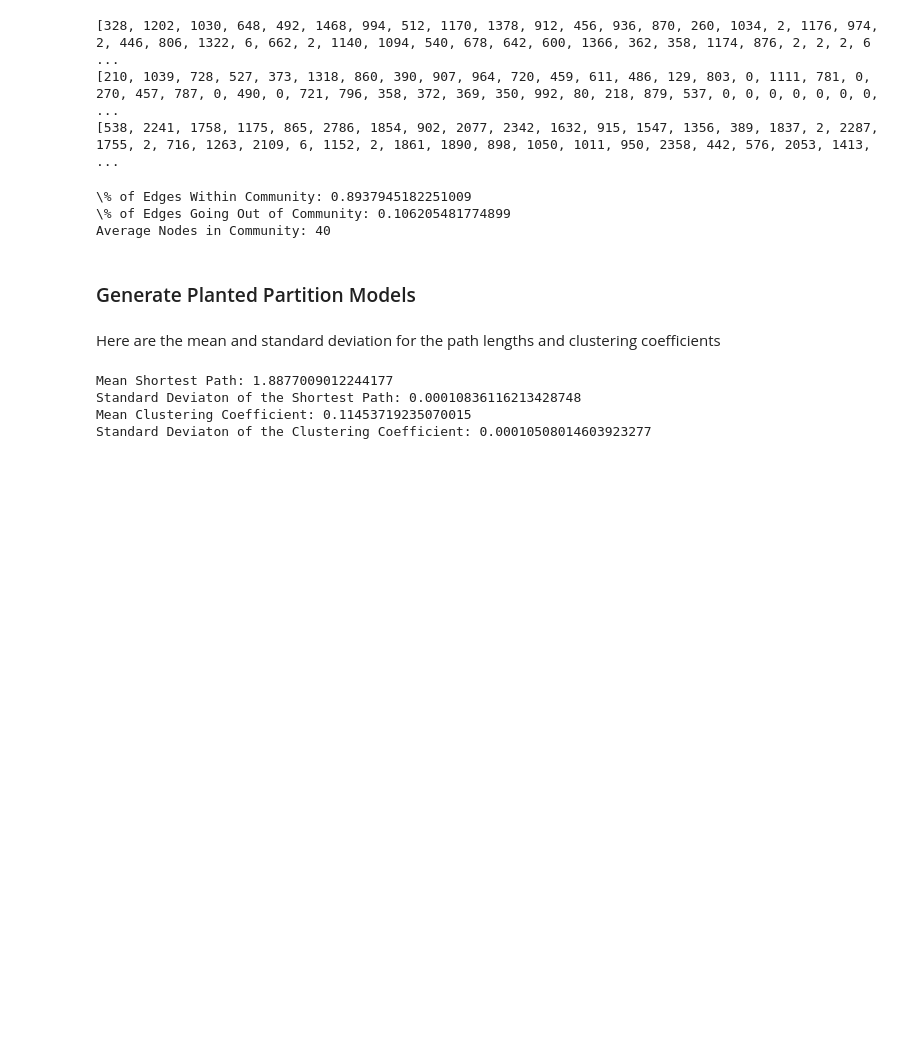
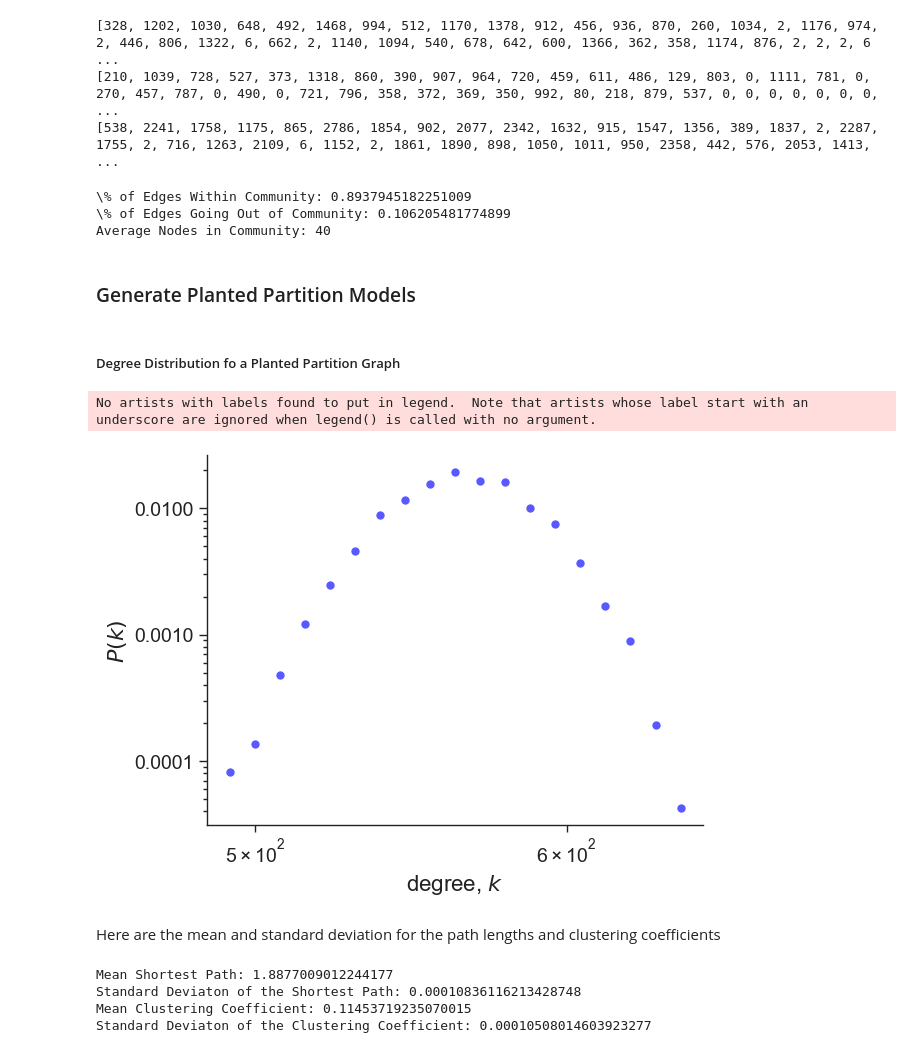
Before and after one commit to Joey-mi/CPSC572---Electron-Packages, a Jupyter notebook: Analysis/final_null_model_analysis.ipynb, the cells around one changed output. Drawn from its saved outputs; the diff is of its cells as text; code cells hidden in the pictures; blank space fills up the shorter version.

Commit message:
Make gitignore for my venv and add in degree distribution of planted partition graph

```diff
--- a/Analysis/final_null_model_analysis.ipynb
+++ b/Analysis/final_null_model_analysis.ipynb
@@ -11,2 +14,20 @@ import matplotlib as mpl
 %matplotlib inline
 # Python magic command that allows us to render the plots in our notebook rather than dumping
+# %%
+# change defaults to be less ugly
+mpl.rc('xtick', labelsize=14, color="#222222")
+mpl.rc('ytick', labelsize=14, color="#222222")
+mpl.rc('font', **{'family':'sans-serif','sans-serif':['Arial']})
+mpl.rc('font', size=16)
+mpl.rc('xtick.major', size=20, width=1)
+mpl.rc('xtick.minor', size=5, width=1)
+mpl.rc('ytick.major', size=6, width=1)
+mpl.rc('ytick.minor', size=3, width=1)
+mpl.rc('axes', linewidth=1, edgecolor="#222222", labelcolor="#222222")
+mpl.rc('text', usetex=False, color="#222222")
+
+special_sizes = [10**2, 10**3, 10**4]
+colors = dict(zip(special_sizes, 'rgb'))
+bins = dict(zip(special_sizes, [10, 20, 30]))
+
+G_nonDev = nx.Graph()
@@ -13,9 +57,16 @@ import matplotlib as mpl
+# %%
+def despine():
+    ax = plt.gca()
+    ax.spines['right'].set_visible(False)
+    ax.spines['top'].set_visible(False)
+    ax.xaxis.set_ticks_position('bottom')
+    ax.yaxis.set_ticks_position('left')
 # %% [markdown]
 ### Format Graph from the node list and edge list
 # %%
 G_nonDev = nx.Graph()
 
-with open('Project_Data/nonDevDepNodeListCommunityUnweightedEigen.csv', 'r') as file:
+with open('../Data/nonDevDepNodeListCommunityUnweightedEigen.csv', 'r') as file:
     for line in file:
         id, label, dependencies, community, eigenval = line.strip().split('\t')
 
@@ -28,7 +79,7 @@ with open('Project_Data/nonDevDepNodeListCommunityUnweightedEigen.csv', 'r') as
 
         G_nonDev.add_node(id, label=label, dependencies=deps, community=community, eigenval=eigenval)
 
-with open('Project_Data/nonDevDepEdgeList.csv', 'r') as file:
+with open('../Data/nonDevDepEdgeList.csv', 'r') as file:
     next(file)
 
     for line in file:
@@ -151,6 +202,26 @@ for i in tqdm(range(1000)):
     G_pp_graph = nx.planted_partition_graph(l=len(community_sets), k=avg_vertices, p_in=p_in, p_out=p_out, seed=random_number)
     short_path_PPG.append(nx.average_shortest_path_length(G_pp_graph))
     clustering_PPG.append(np.mean(list(nx.clustering(G_pp_graph).values())))
+# %% [markdown]
+##### Degree Distribution fo a Planted Partition Graph
+# %%
+ax = plt.subplot(111)
+
+plot_deg_dist(G_pp_graph, 20, "blue", False)
+plt.legend(frameon=False, numpoints=1)
+plt.xlabel(r"degree, $k$")
+plt.ylabel(r"$P(k)$")
+despine()
+
+# Customize the tick formatter for the x and y axes
+ax.xaxis.set_major_formatter(ScalarFormatter(useMathText=False))
+ax.yaxis.set_major_formatter(ScalarFormatter(useMathText=False))
+
+
+plt.show()
+# %% [output]
+No artists with labels found to put in legend.  Note that artists whose label start with an underscore are ignored when legend() is called with no argument.
+[figure, added]
 # %% [markdown]
 Here are the mean and standard deviation for the path lengths and clustering coefficients
 # %%
```
Also changed, not shown: parts of 2 cells of this notebook, 1 other file.
